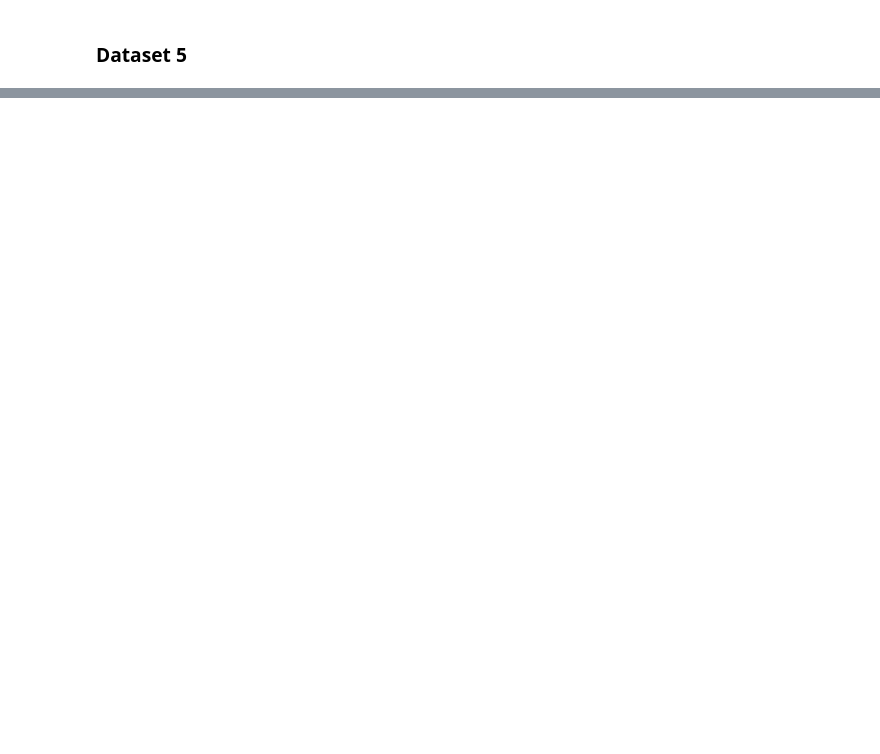
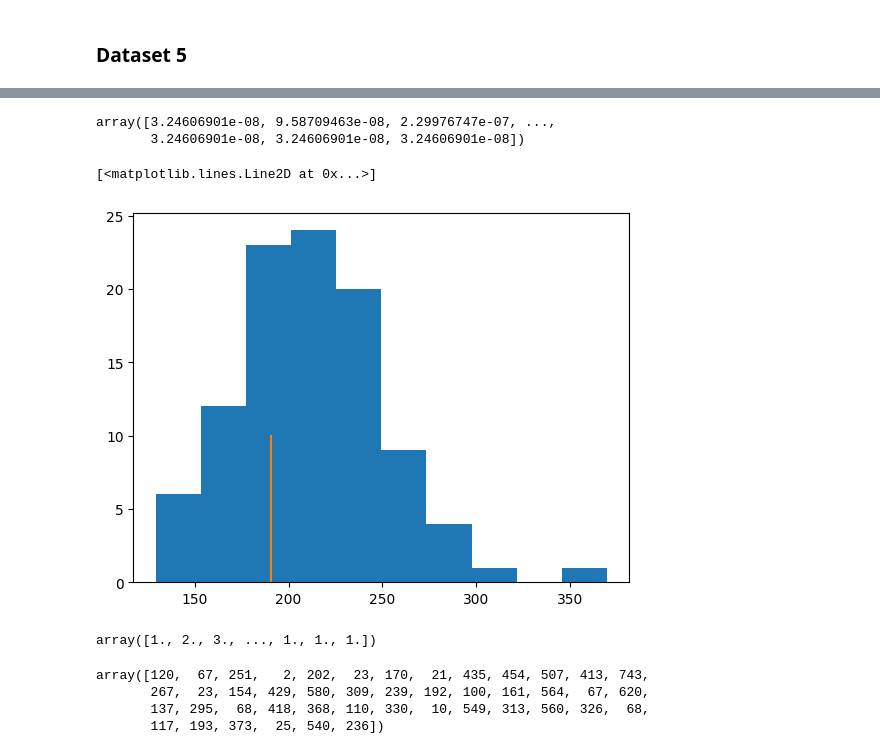
Before and after one commit to yjzhang/kg_feature_engineering, a Jupyter notebook: notebooks/Unified_Arivale_T2D_analysis_SPOKE2021_2023_08_07.ipynb, the cells around one changed output, grey strips where cells are left out. Cells and saved outputs as stored; diff of their text form; code cells hidden in the pictures; blank space fills up the shorter version.

```diff
--- a/notebooks/Unified_Arivale_T2D_analysis_SPOKE2021_2023_08_07.ipynb
+++ b/notebooks/Unified_Arivale_T2D_analysis_SPOKE2021_2023_08_07.ipynb
@@ -394,0 +435,32 @@ plt.legend()
+# %%
+# empirical discrete distribution for SPOKE protein degrees
+spoke_protein_nodes = [x.index for x in kgfe.graph_info.nodes_in_category(spoke_graph_ud_connected, 'Protein')]
+
+ids_degrees = np.array(spoke_graph_ud_connected.degree(spoke_protein_nodes))
+
+from collections import Counter
+degree_counts = Counter(ids_degrees)
+
+base_prob_vals = np.array([degree_counts[d]/len(ids_degrees) for d in ids_degrees])
+# %%
+prob_vals = degree_kde.pdf(ids_degrees)
+prob_vals = prob_vals/base_prob_vals
+prob_vals /= prob_vals.sum()
+# %%
+prob_vals
+# %% [output]
+array([3.24606901e-08, 9.58709463e-08, 2.29976747e-07, ...,
+       3.24606901e-08, 3.24606901e-08, 3.24606901e-08])
+# %%
+sampled_degrees = np.random.choice(ids_degrees, size=(100, len(degrees)), replace=False, p=prob_vals)
+degree_means = sampled_degrees.mean(1)
+# %%
+plt.hist(degree_means)
+plt.plot([np.mean(degrees), np.mean(degrees)], [0, 10])
+# %% [output]
+[<matplotlib.lines.Line2D at 0x...>]
+[figure, added]
+# %%
+ids_degrees.astype(float)
+# %% [output]
+array([1., 2., 3., ..., 1., 1., 1.])
@@ -394,0 +469,7 @@ plt.legend()
+# %%
+sampled_degrees
+# %% [output]
+array([120,  67, 251,   2, 202,  23, 170,  21, 435, 454, 507, 413, 743,
+       267,  23, 154, 429, 580, 309, 239, 192, 100, 161, 564,  67, 620,
+       137, 295,  68, 418, 368, 110, 330,  10, 549, 313, 560, 326,  68,
+       117, 193, 373,  25, 540, 236])
```
Also changed, not shown: parts of 20 cells of this notebook, 3 other files.
